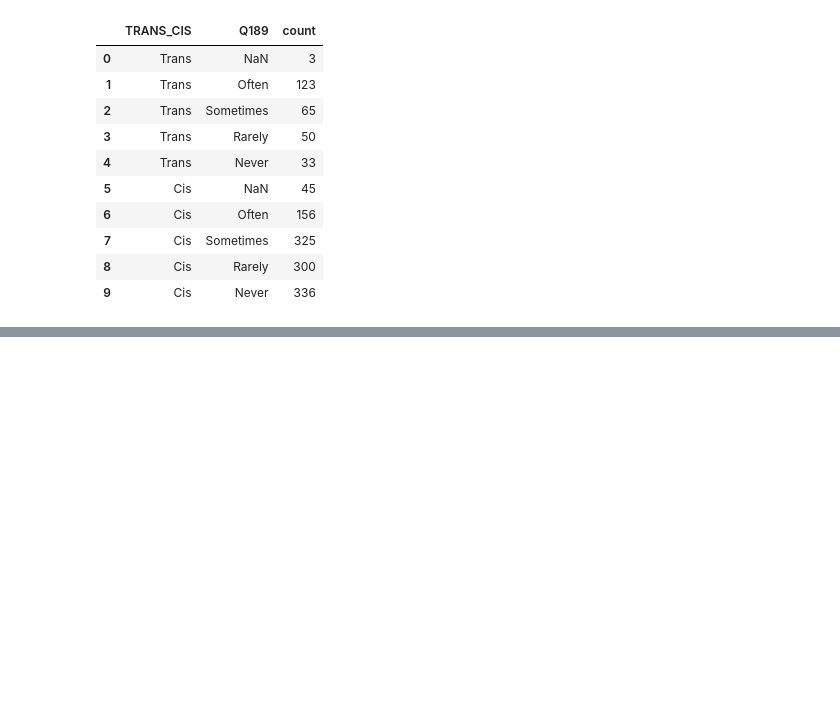
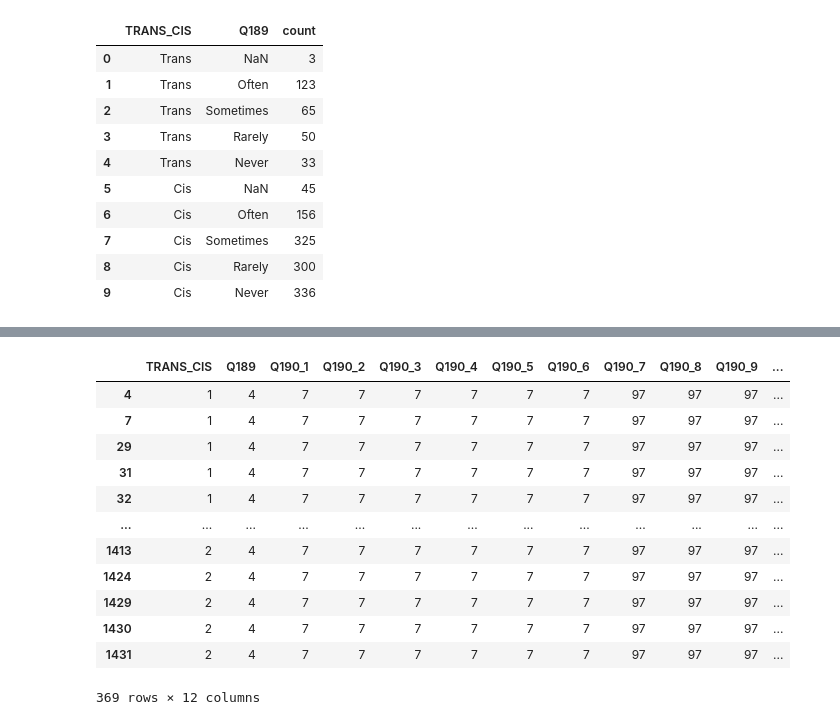
Before and after one commit to c6shi/dds_transgender, a Jupyter notebook: bullying.ipynb, the cells around one changed output, grey strips where cells are left out. Saved outputs shown, nothing was run; the diff lists cells and outputs as text; code cells hidden in the pictures; blank space fills up the shorter version.

```diff
--- a/bullying.ipynb
+++ b/bullying.ipynb
@@ -128,0 +140,16 @@ q189
+# %%
+bullying[bullying['Q189']=='4']
+# %% [output]
+|  | TRANS_CIS | Q189 | Q190_1 | Q190_2 | Q190_3 | Q190_4 | Q190_5 | Q190_6 | Q190_7 | Q190_8 | Q190_9 | ... |
+| 4 | 1 | 4 | 7 | 7 | 7 | 7 | 7 | 7 | 97 | 97 | 97 | ... |
+| 7 | 1 | 4 | 7 | 7 | 7 | 7 | 7 | 7 | 97 | 97 | 97 | ... |
+| 29 | 1 | 4 | 7 | 7 | 7 | 7 | 7 | 7 | 97 | 97 | 97 | ... |
+| 31 | 1 | 4 | 7 | 7 | 7 | 7 | 7 | 7 | 97 | 97 | 97 | ... |
+| 32 | 1 | 4 | 7 | 7 | 7 | 7 | 7 | 7 | 97 | 97 | 97 | ... |
+| ... | ... | ... | ... | ... | ... | ... | ... | ... | ... | ... | ... | ... |
+| 1413 | 2 | 4 | 7 | 7 | 7 | 7 | 7 | 7 | 97 | 97 | 97 | ... |
+| 1424 | 2 | 4 | 7 | 7 | 7 | 7 | 7 | 7 | 97 | 97 | 97 | ... |
+| 1429 | 2 | 4 | 7 | 7 | 7 | 7 | 7 | 7 | 97 | 97 | 97 | ... |
+| 1430 | 2 | 4 | 7 | 7 | 7 | 7 | 7 | 7 | 97 | 97 | 97 | ... |
+| 1431 | 2 | 4 | 7 | 7 | 7 | 7 | 7 | 7 | 97 | 97 | 97 | ... |
+369 rows × 12 columns
```
Also changed, not shown: parts of 11 cells of this notebook.
